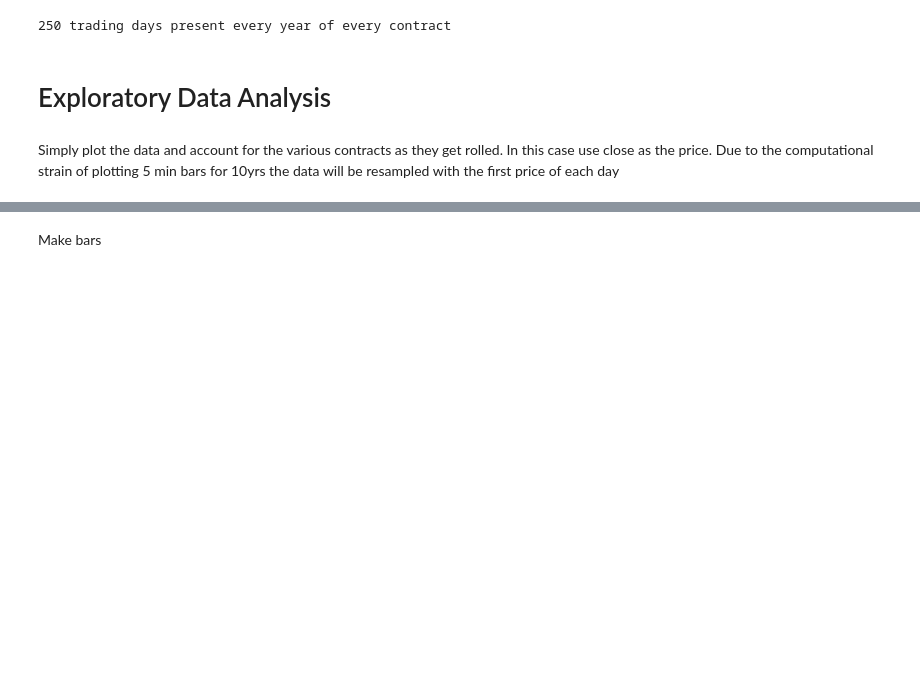
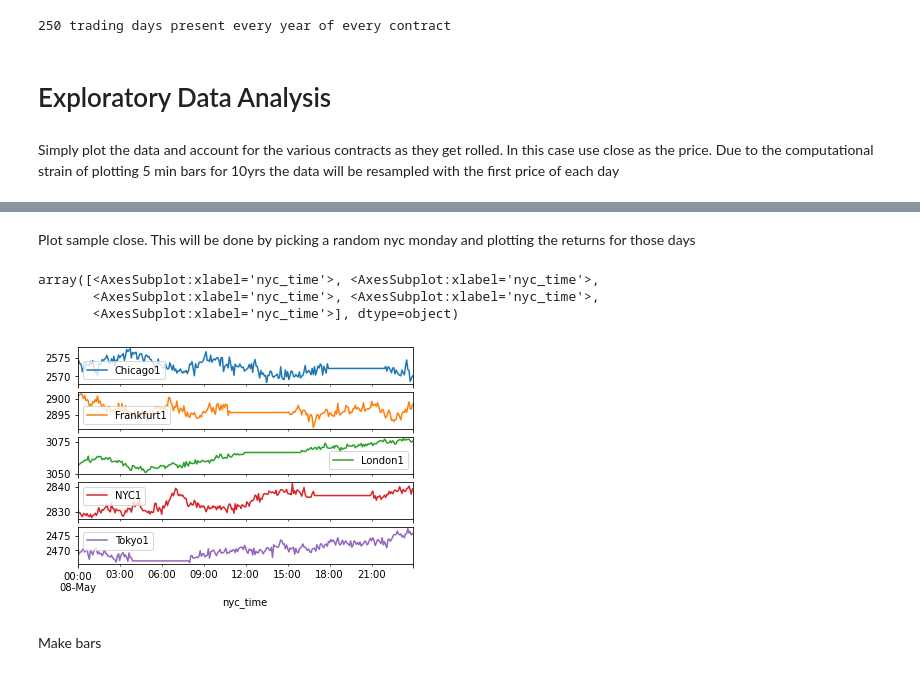
Before and after one commit to diegodalvarez/SyntheticFuturesAnalysis, a Jupyter notebook: notebook/Analysis.ipynb, the cells around one changed output, grey strips where cells are left out. Drawn from its saved outputs; the diff is of its cells as text; code cells hidden in the pictures; blank space fills up the shorter version.

```diff
--- a/notebook/Analysis.ipynb
+++ b/notebook/Analysis.ipynb
@@ -136,0 +141,2 @@ plot_close_with_roll(df_price)
+# %% [markdown]
+Plot sample close. This will be done by picking a random nyc monday and plotting the returns for those days
@@ -137,3 +158,12 @@ plot_close_with_roll(df_price)
+# %%
+a = df_price.assign(date = lambda x: pd.to_datetime(x.nyc_time.dt.strftime("%Y-%m-%d"))).query("date == '2018-05-08'")
+# %%
+a[["contract_name", "close_price", "nyc_time"]].pivot(index = "nyc_time", columns = "contract_name", values = "close_price").plot(subplots = True)
+# %% [output]
+array([<AxesSubplot:xlabel='nyc_time'>, <AxesSubplot:xlabel='nyc_time'>,
+       <AxesSubplot:xlabel='nyc_time'>, <AxesSubplot:xlabel='nyc_time'>,
+       <AxesSubplot:xlabel='nyc_time'>], dtype=object)
+[figure, added]
 # %% [markdown]
 Make bars
 # %%
```
Also changed, not shown: parts of 8 cells of this notebook, 1 other file.
